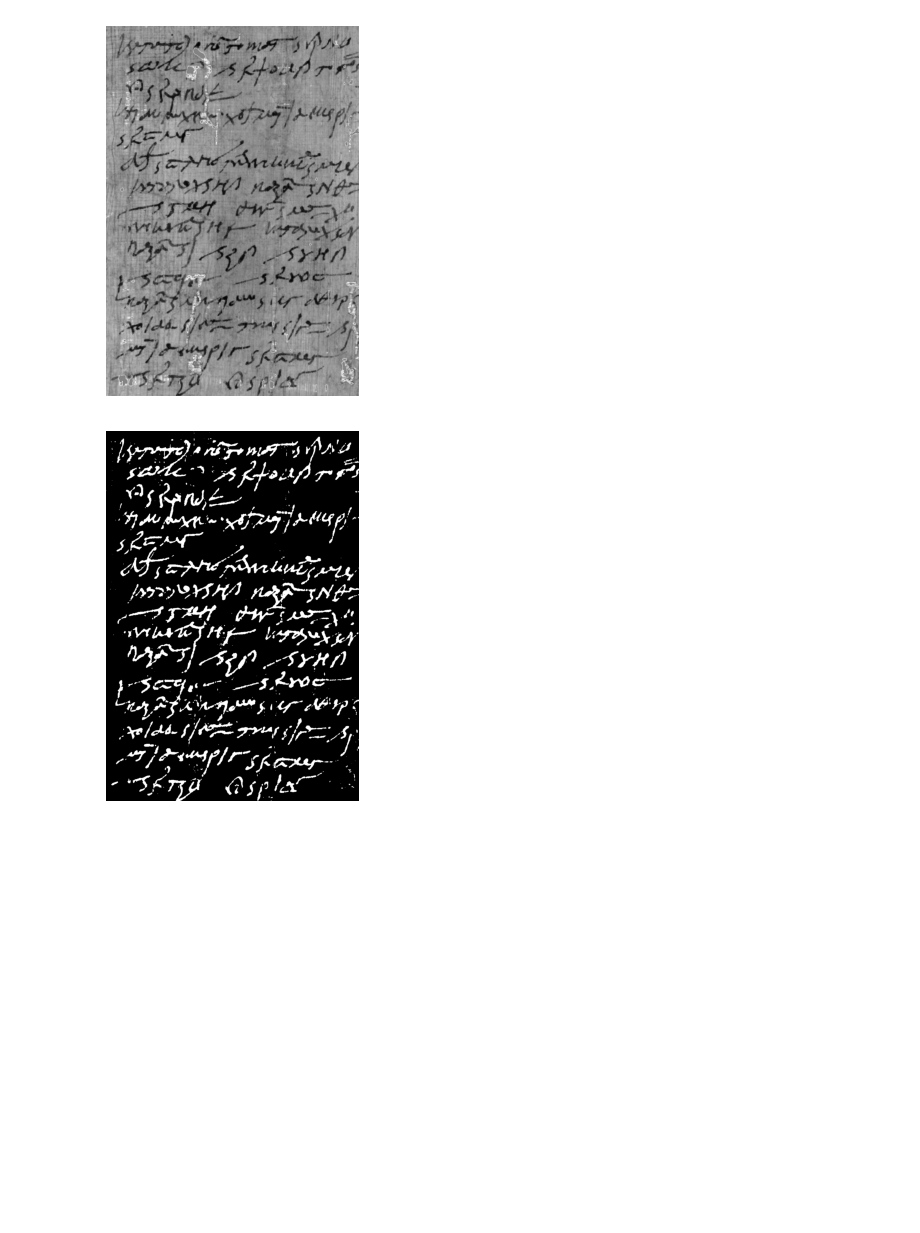
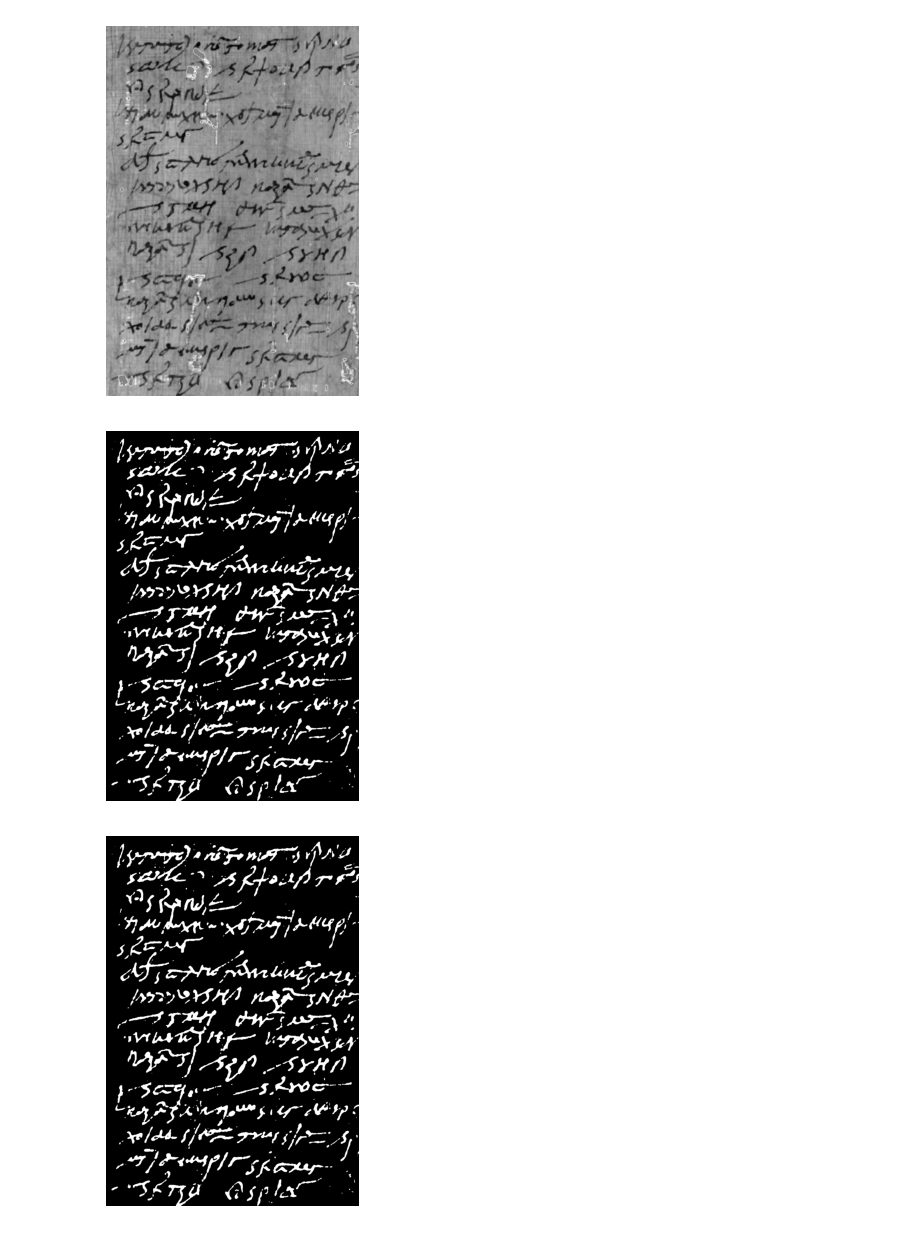
Before and after one commit to Wishmitha/Vesuvius, a Jupyter notebook: alpub_autoencoder/papyri_image_processor.ipynb, the cells around one changed output. Saved outputs shown, nothing was run; the diff lists cells and outputs as text; code cells hidden in the pictures; blank space fills up the shorter version.

Commit message:
Save segmented images

```diff
--- a/alpub_autoencoder/papyri_image_processor.ipynb
+++ b/alpub_autoencoder/papyri_image_processor.ipynb
@@ -20,8 +21,9 @@ The autoreload extension is already loaded. To reload it, use:
   %reload_ext autoreload
 # %%
 PAPYRI_BASE= '../../Datasets/alpub_v2/papyri_images'
+OXYRUNCHUS_PATH = '../../Datasets/alpub_v2/papyri_images/oxynrunchus'
 # %%
-img_list = read_payri_images(PAPYRI_BASE)
+img_list = read_payri_images(OXYRUNCHUS_PATH)
 # %%
 img_list.shape
 # %% [output]
@@ -48,7 +50,7 @@ plt.show()
 import cv2
 # %%
 # Apply smoothing
-image_smooth = smoothen_image(image, kernel_size=3)
+image_smooth = smoothen_image(image, kernel_size=5)
 # %%
 # Read the image using cv2
 image = image_smooth
@@ -82,4 +84,14 @@ plt.imshow(otsu_thresholded_image, cmap="gray")
 plt.axis("off")
 plt.show()
 # %% [output]
-[figure, old version]
+[figure, new version]
+# %%
+# Perform erosion and dialation
+seg_image = apply_erosion_dialiation(otsu_thresholded_image, kernel_size=3, no_iterations=1)
+
+# Display the segmented image
+plt.imshow(seg_image, cmap="gray")
+plt.axis("off")
+plt.show()
+# %% [output]
+[figure, added]
```
Also changed, not shown: parts of 4 cells of this notebook, 1 other file.
